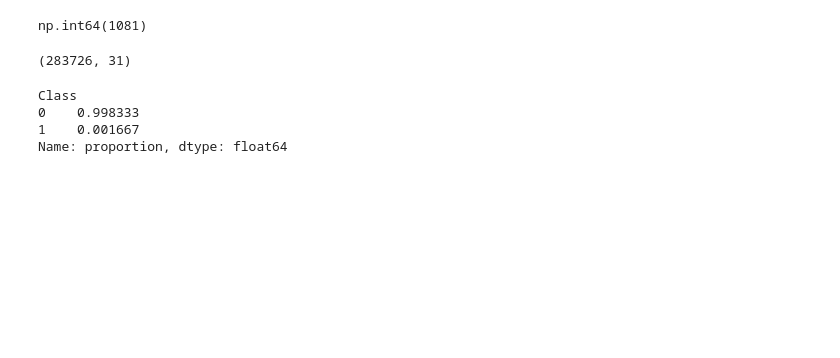
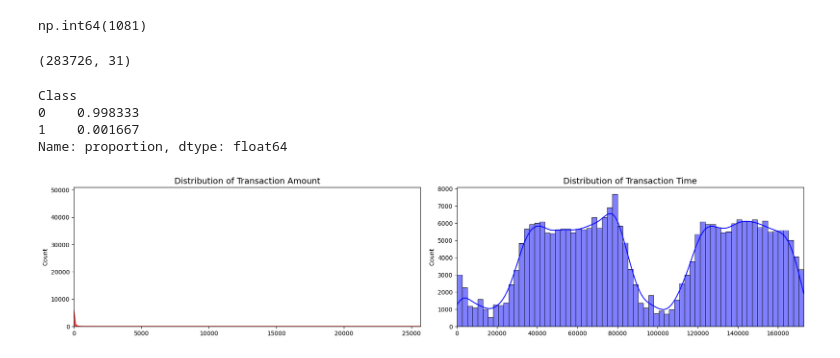
Before and after one commit to skytecat/FraudDetection, a Jupyter notebook: FraudDetection.ipynb, the cells around one changed output. Drawn from its saved outputs; the diff is of its cells as text; code cells hidden in the pictures; blank space fills up the shorter version.

```diff
--- a/FraudDetection.ipynb
+++ b/FraudDetection.ipynb
@@ -84,0 +91,25 @@ X_train, X_test, y_train, y_test = train_test_split(X, y, test_size=0.1, random_
+# %%
+import seaborn as sns
+import matplotlib.pyplot as plt
+
+# Создание подграфиков
+fig, ax = plt.subplots(1, 2, figsize=(18, 4))
+
+# Данные
+amount_val = data['Amount'].values
+time_val = data['Time'].values
+
+sns.histplot(amount_val, ax=ax[0], color='r', kde=True)
+ax[0].set_title('Distribution of Transaction Amount', fontsize=14)
+ax[0].set_xlim([min(amount_val), max(amount_val)])
+
+# График для распределения времени транзакций (Time)
+sns.histplot(time_val, ax=ax[1], color='b', kde=True)
+ax[1].set_title('Distribution of Transaction Time', fontsize=14)
+ax[1].set_xlim([min(time_val), max(time_val)])
+
+# Отображение графиков
+plt.tight_layout()
+plt.show()
+# %% [output]
+[figure, added]
```
Also changed, not shown: parts of 4 cells of this notebook.
